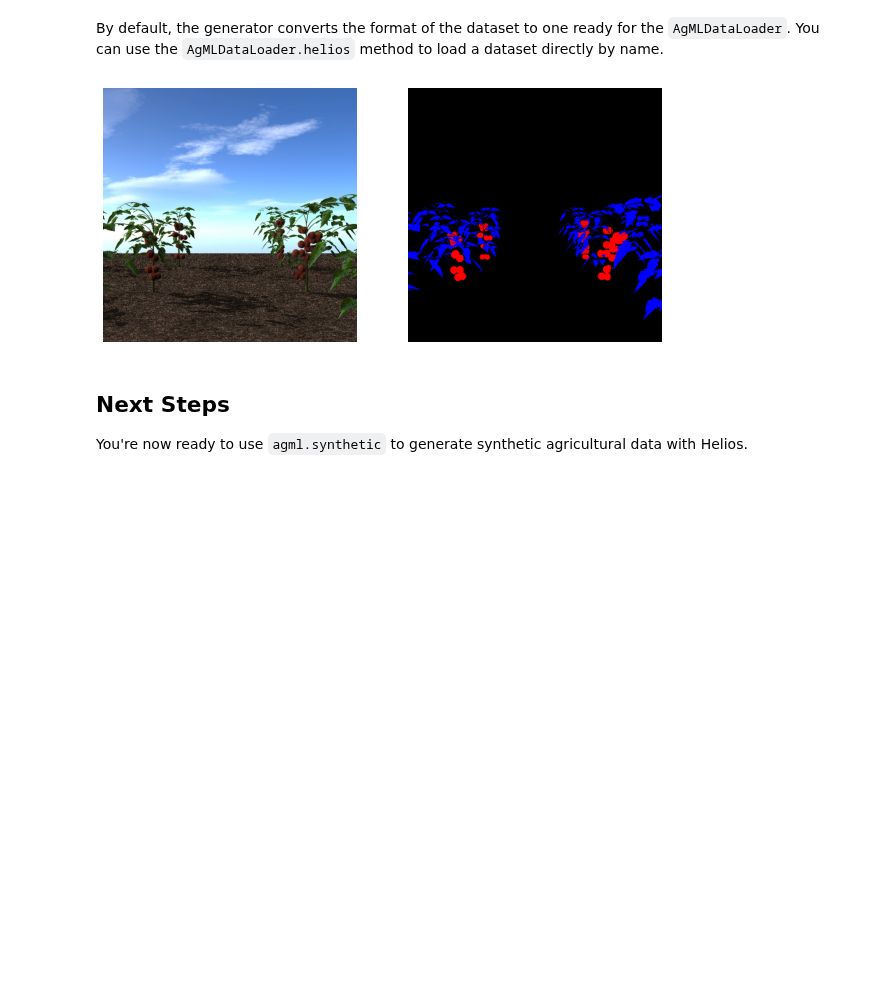
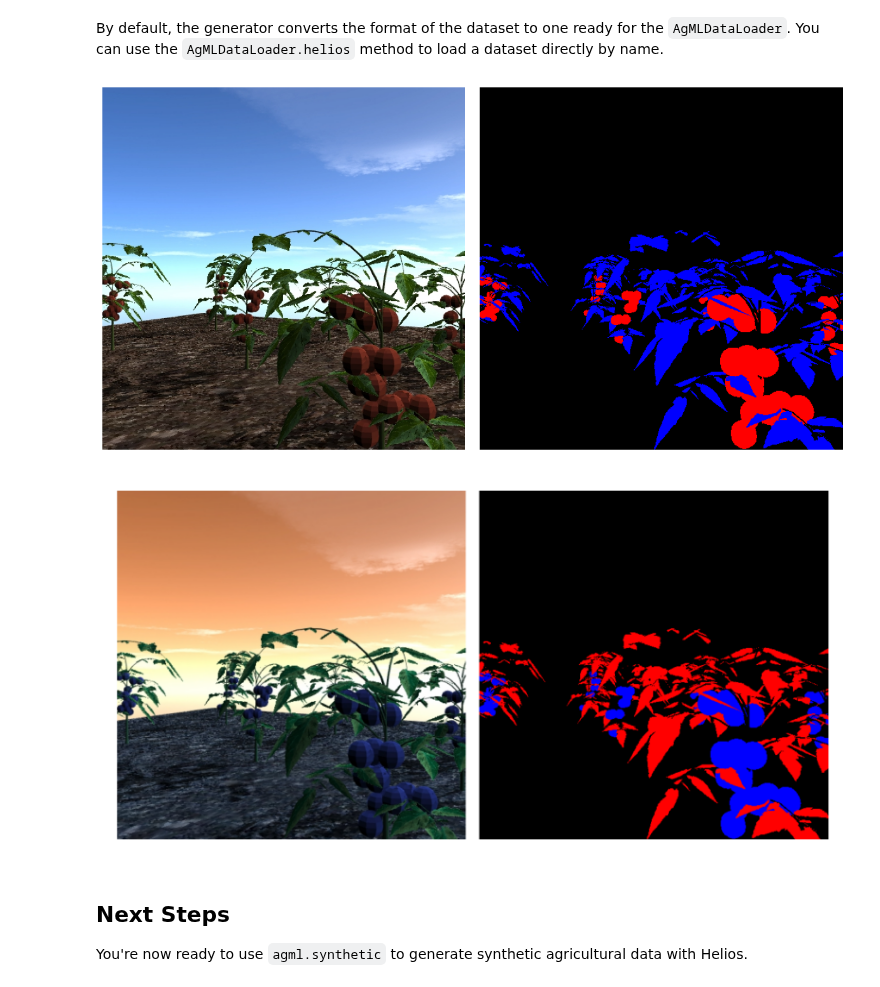
Before and after one commit to Project-AgML/AgML, a Jupyter notebook: examples/AgML-Synthetic.ipynb, the cells around one changed output. Cells and saved outputs as stored; diff of their text form; code cells hidden in the pictures; blank space fills up the shorter version.

```diff
--- a/examples/AgML-Synthetic.ipynb
+++ b/examples/AgML-Synthetic.ipynb
@@ -115,9 +71,10 @@ Semantic segmentation ... done.
 By default, the generator converts the format of the dataset to one ready for the `AgMLDataLoader`. You can use the `AgMLDataLoader.helios` method to load a dataset directly by name.
 # %%
 loader = agml.data.AgMLDataLoader.helios('tomato_sample')
-_ = agml.viz.visualize_image_and_mask(loader[0])
+_ = agml.viz.show_image_and_mask(loader[0])
 # %% [output]
-[figure, old version]
+[figure, new version]
+[figure, added]
 # %% [markdown]
 ## Next Steps
 
```
Also changed, not shown: parts of 4 cells of this notebook.
